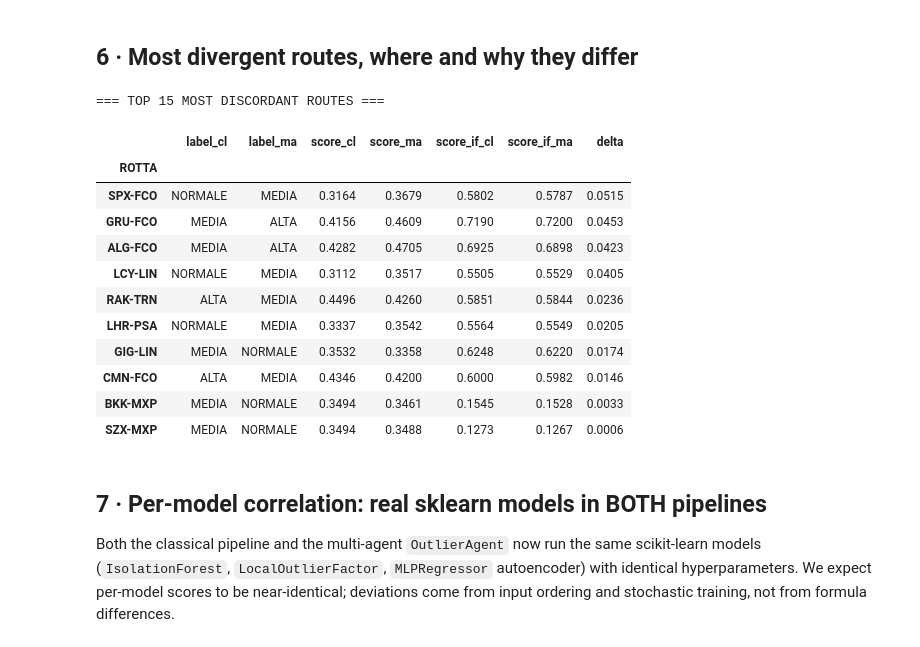
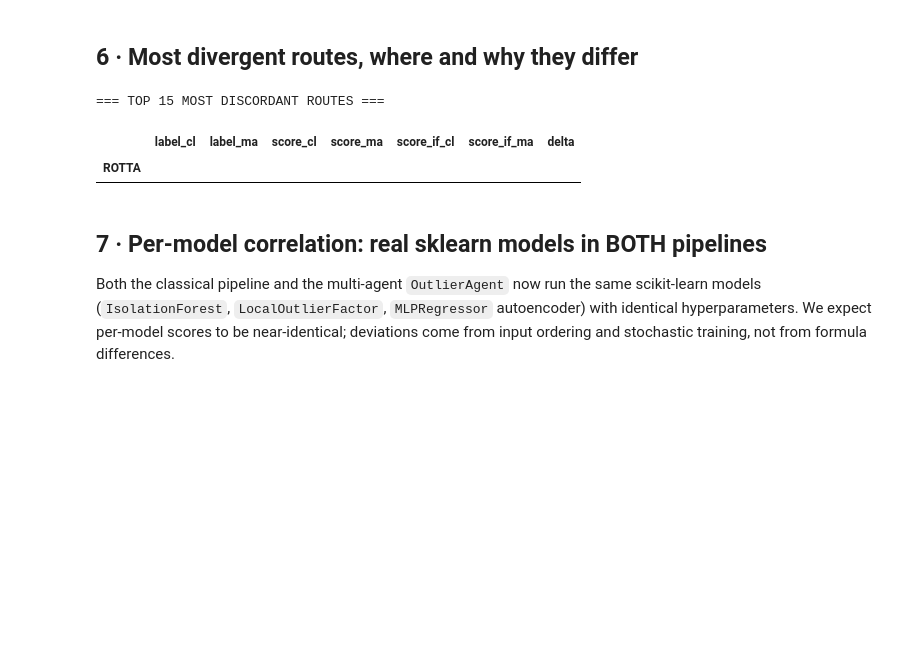
Before and after one commit to DanieleGiovanardi2408/BackPropBandits-815601-, a Jupyter notebook: main.ipynb, the cells around one changed output. Saved outputs shown, nothing was run; the diff lists cells and outputs as text; code cells hidden in the pictures; blank space fills up the shorter version.

```diff
--- a/main.ipynb
+++ b/main.ipynb
@@ -1098,6 +1098,12 @@ PROC_DIR: /Users/danielegiovanardi/classical-vs-multiagent/classical-vs-multiage
 allarmi     = pd.read_csv(PROC_DIR / "allarmi_clean.csv")
 viaggiatori = pd.read_csv(PROC_DIR / "viaggiatori_clean.csv")
 
+# Perimeter: restrict to the 2024 analysis year (matches the multi-agent DataAgent),
+# so both pipelines aggregate the identical record set. Excludes the 4 records dated
+# 31 December 2023; the cleaned files on disk keep them.
+allarmi     = allarmi[allarmi["ANNO_PARTENZA"] == 2024].copy()
+viaggiatori = viaggiatori[viaggiatori["ANNO_PARTENZA"] == 2024].copy()
+
 print(f"ALLARMI clean:     {allarmi.shape[0]:>5} rows × {allarmi.shape[1]:>2} col")
 print(f"VIAGGIATORI clean: {viaggiatori.shape[0]:>5} rows × {viaggiatori.shape[1]:>2} col")
 # %% [output]
@@ -4401,36 +4420,26 @@ ALTA solo nel Multi-Agent:  2  routes  ← possibili falsi positivi del proxy
 # %%
 comp = pd.DataFrame({
     "label_cl":       cl["anomaly_label"],
-    "label_ma":       ma["risk_label"],
+    "label_ma":       ma["anomaly_label"],
     "score_cl":       cl["anomaly_score"],
     "score_ma":       ma["ensemble_score"],
     "score_if_cl":    cl["anomaly_score_if"],   # vero IsolationForest
     "score_lof_cl":   cl["anomaly_score_lof"],  # vero LOF
     "score_if_ma":    ma["score_if"],            # proxy = minmax(score_composito)
     "score_lof_ma":   ma["score_lof"],           # proxy = minmax(baseline_score)
     "score_composito":cl["score_composito"] if "score_composito" in cl.columns else ma["score_composito"],
     "delta":          (cl["anomaly_score"] - ma["ensemble_score"]).abs(),
-    "concordanti":    cl["anomaly_label"] == ma["risk_label"],
+    "concordanti":    cl["anomaly_label"] == ma["anomaly_label"],
 })
 
 # Top 15 discordanti
 disc = comp[~comp["concordanti"]].nlargest(15, "delta")
 print("=== TOP 15 MOST DISCORDANT ROUTES ===")
 display(disc[["label_cl","label_ma","score_cl","score_ma","score_if_cl","score_if_ma","delta"]].round(4))
 # %% [output]
 === TOP 15 MOST DISCORDANT ROUTES ===
 |  | label_cl | label_ma | score_cl | score_ma | score_if_cl | score_if_ma | delta |
 | ROTTA |  |  |  |  |  |  |  |
-| SPX-FCO | NORMALE | MEDIA | 0.3164 | 0.3679 | 0.5802 | 0.5787 | 0.0515 |
-| GRU-FCO | MEDIA | ALTA | 0.4156 | 0.4609 | 0.7190 | 0.7200 | 0.0453 |
-| ALG-FCO | MEDIA | ALTA | 0.4282 | 0.4705 | 0.6925 | 0.6898 | 0.0423 |
-| LCY-LIN | NORMALE | MEDIA | 0.3112 | 0.3517 | 0.5505 | 0.5529 | 0.0405 |
-| RAK-TRN | ALTA | MEDIA | 0.4496 | 0.4260 | 0.5851 | 0.5844 | 0.0236 |
-| LHR-PSA | NORMALE | MEDIA | 0.3337 | 0.3542 | 0.5564 | 0.5549 | 0.0205 |
-| GIG-LIN | MEDIA | NORMALE | 0.3532 | 0.3358 | 0.6248 | 0.6220 | 0.0174 |
-| CMN-FCO | ALTA | MEDIA | 0.4346 | 0.4200 | 0.6000 | 0.5982 | 0.0146 |
-| BKK-MXP | MEDIA | NORMALE | 0.3494 | 0.3461 | 0.1545 | 0.1528 | 0.0033 |
-| SZX-MXP | MEDIA | NORMALE | 0.3494 | 0.3488 | 0.1273 | 0.1267 | 0.0006 |
 # %% [markdown]
 ## 7 · Per-model correlation: real sklearn models in BOTH pipelines
 
```
Also changed, not shown: parts of 70 cells of this notebook, 23 other files.
